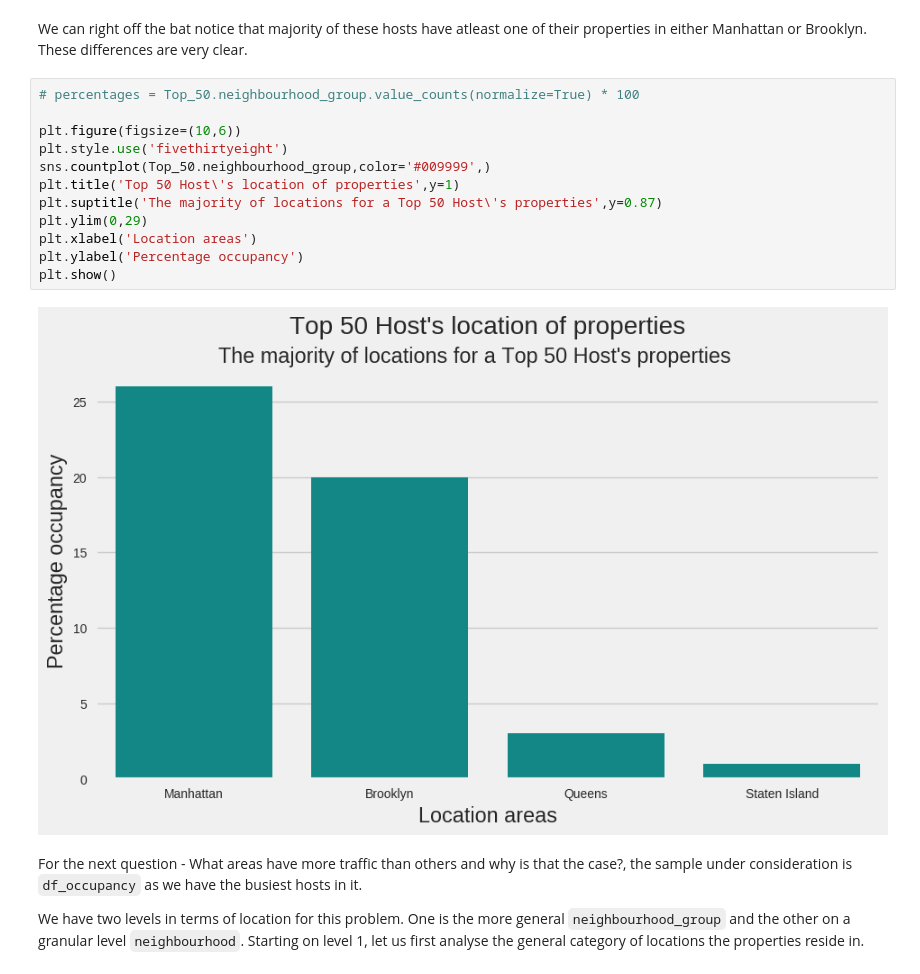
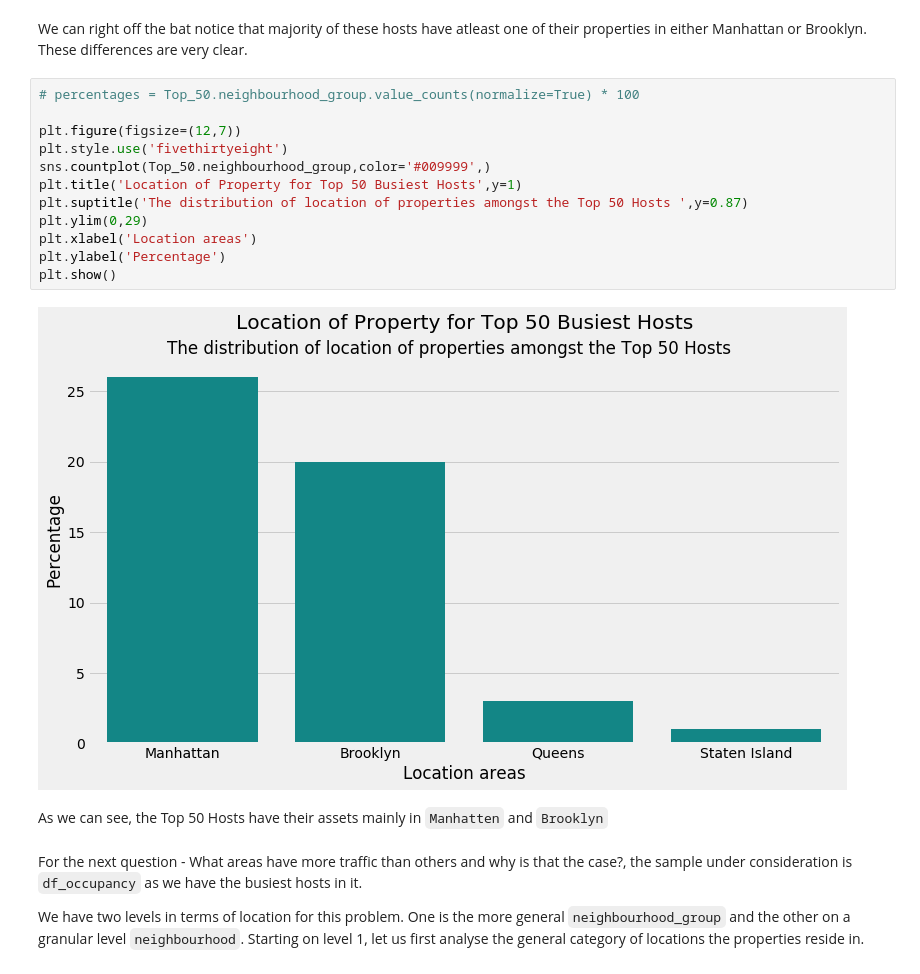
Before and after one commit to rajtulluri/Airbnb-Data-Exploratory-Analysis, a Jupyter notebook: AirBnB Data Exploration.ipynb, the cells around one changed output. Saved outputs shown, nothing was run; the diff lists cells and outputs as text.

```diff
--- a/AirBnB Data Exploration.ipynb
+++ b/AirBnB Data Exploration.ipynb
@@ -189,17 +189,19 @@ We can right off the bat notice that majority of these hosts have atleast one of
 # %%
 # percentages = Top_50.neighbourhood_group.value_counts(normalize=True) * 100
 
-plt.figure(figsize=(10,6))
+plt.figure(figsize=(12,7))
 plt.style.use('fivethirtyeight')
 sns.countplot(Top_50.neighbourhood_group,color='#009999',)
-plt.title('Top 50 Host\'s location of properties',y=1)
-plt.suptitle('The majority of locations for a Top 50 Host\'s properties',y=0.87)
+plt.title('Location of Property for Top 50 Busiest Hosts',y=1)
+plt.suptitle('The distribution of location of properties amongst the Top 50 Hosts ',y=0.87)
 plt.ylim(0,29)
 plt.xlabel('Location areas')
-plt.ylabel('Percentage occupancy')
+plt.ylabel('Percentage')
 plt.show()
 # %% [output]
-[figure, old version]
+[figure, new version]
+# %% [markdown]
+As we can see, the Top 50 Hosts have their assets mainly in `Manhatten` and `Brooklyn`
 # %% [markdown]
 For the next question - What areas have more traffic than others and why is that the case?, the sample under consideration is `df_occupancy` as we have the busiest hosts in it. <br>
 
```
Also changed, not shown: parts of 10 cells of this notebook.
